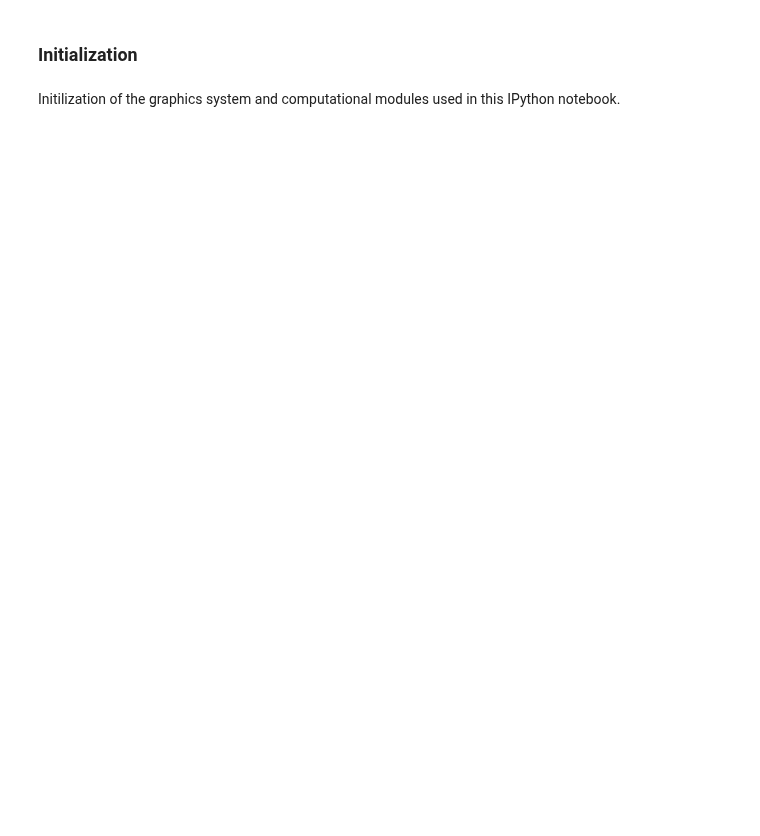
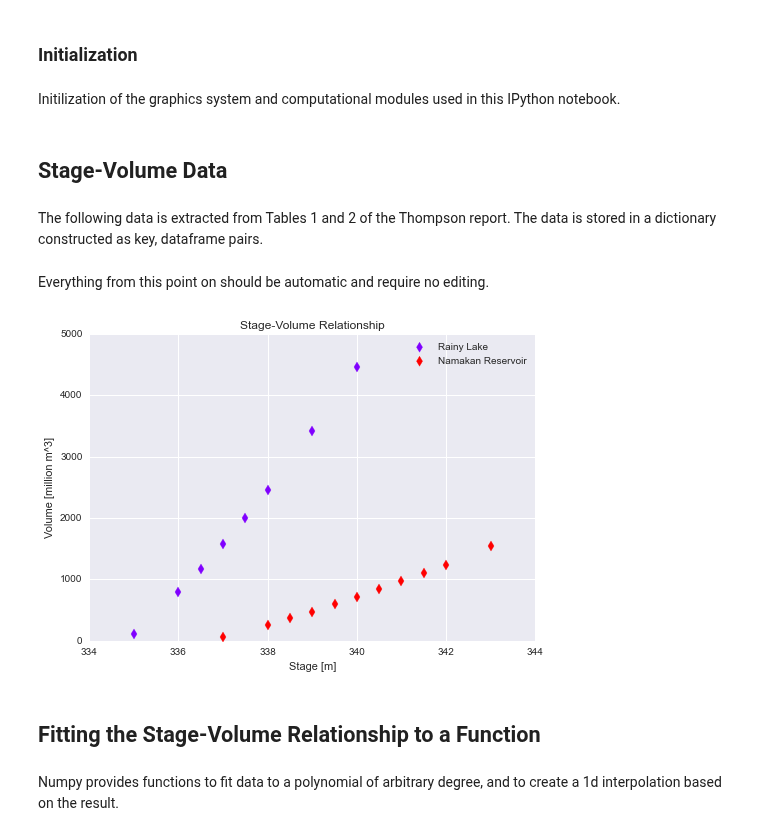
Before and after one commit to kmcgarry7/Rainy-Lake-Hydrology, a Jupyter notebook: Stage-Volume_Relationships.ipynb, the cells around one changed output. Saved outputs shown, nothing was run; the diff lists cells and outputs as text; code cells hidden in the pictures; blank space fills up the shorter version.

```diff
--- a/Stage-Volume_Relationships.ipynb
+++ b/Stage-Volume_Relationships.ipynb
@@ -35,4 +53,8 @@ HTML(open("styles/custom.css", "r").read())
 # Styles
 from IPython.core.display import HTML
 HTML(open("styles/custom.css", "r").read())
+# %% [markdown]
+## Stage-Volume Data
+# %% [markdown]
+The following data is extracted from Tables 1 and 2 of the Thompson report. The data is stored in a dictionary constructed as key, dataframe pairs.
 # %%
@@ -62,0 +87,30 @@ dataNL = pd.DataFrame(
+# %% [markdown]
+Everything from this point on should be automatic and require no editing.
+# %%
+import matplotlib.cm as cm
+colors = dict(zip(data.keys(),cm.rainbow(np.linspace(0, 1, len(data)))))
+
+axes = plt.subplot()
+plt.hold(True)
+for key in data.keys():
+    data[key].plot(
+        x = 'stage',
+        y = 'volume',
+        kind='scatter',
+        color = colors[key],
+        s=50, marker='d',
+        ax = axes)
+plt.hold(False)
+
+plt.xlabel('Stage [m]')
+plt.ylabel('Volume [million m^3]')
+plt.title('Stage-Volume Relationship')
+plt.legend(data.keys())
+plt.xlim([334,344])
+plt.ylim([0,5000]);
+# %% [output]
+[figure, added]
+# %% [markdown]
+## Fitting the Stage-Volume Relationship to a Function
+# %% [markdown]
+Numpy provides functions to fit data to a polynomial of arbitrary degree, and to create a 1d interpolation based on the result.
```
Also changed, not shown: parts of 17 cells of this notebook, 13 other files.
